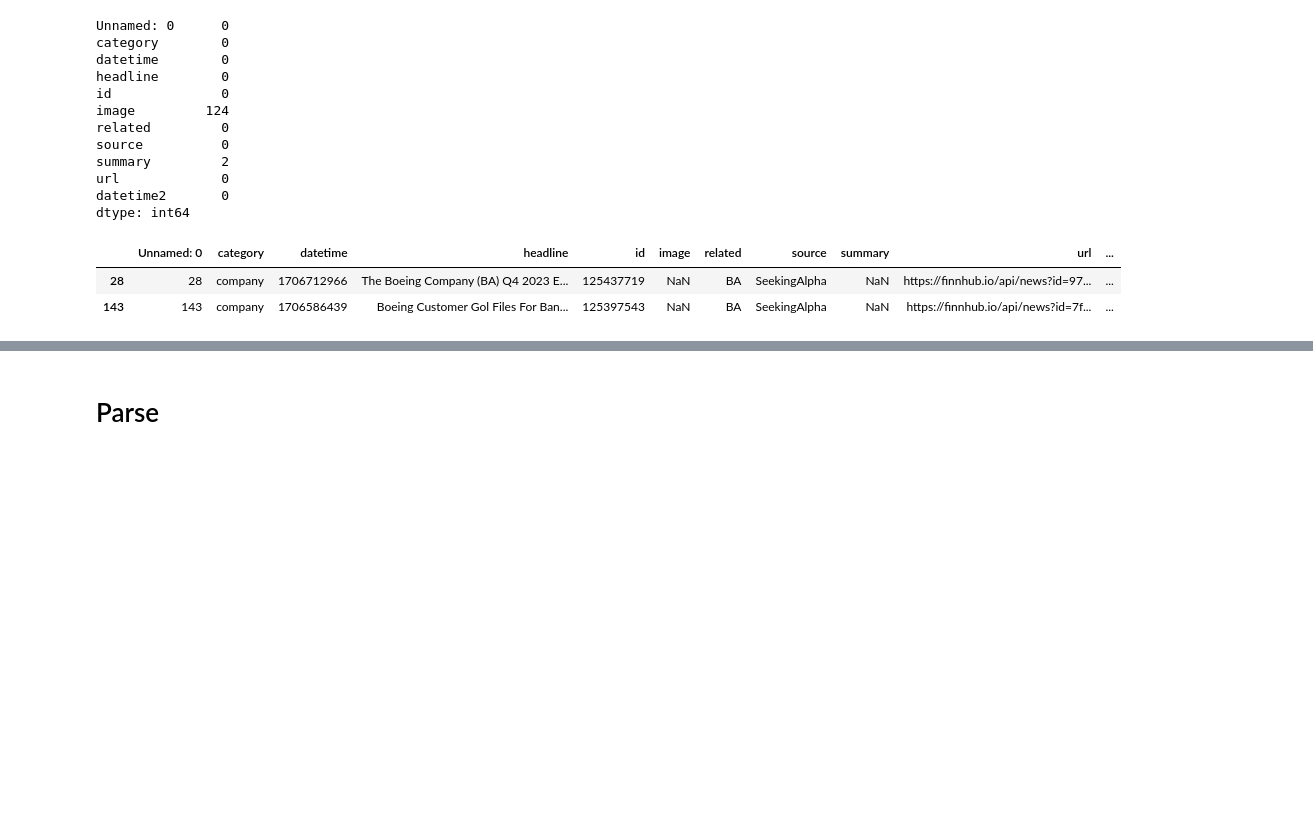
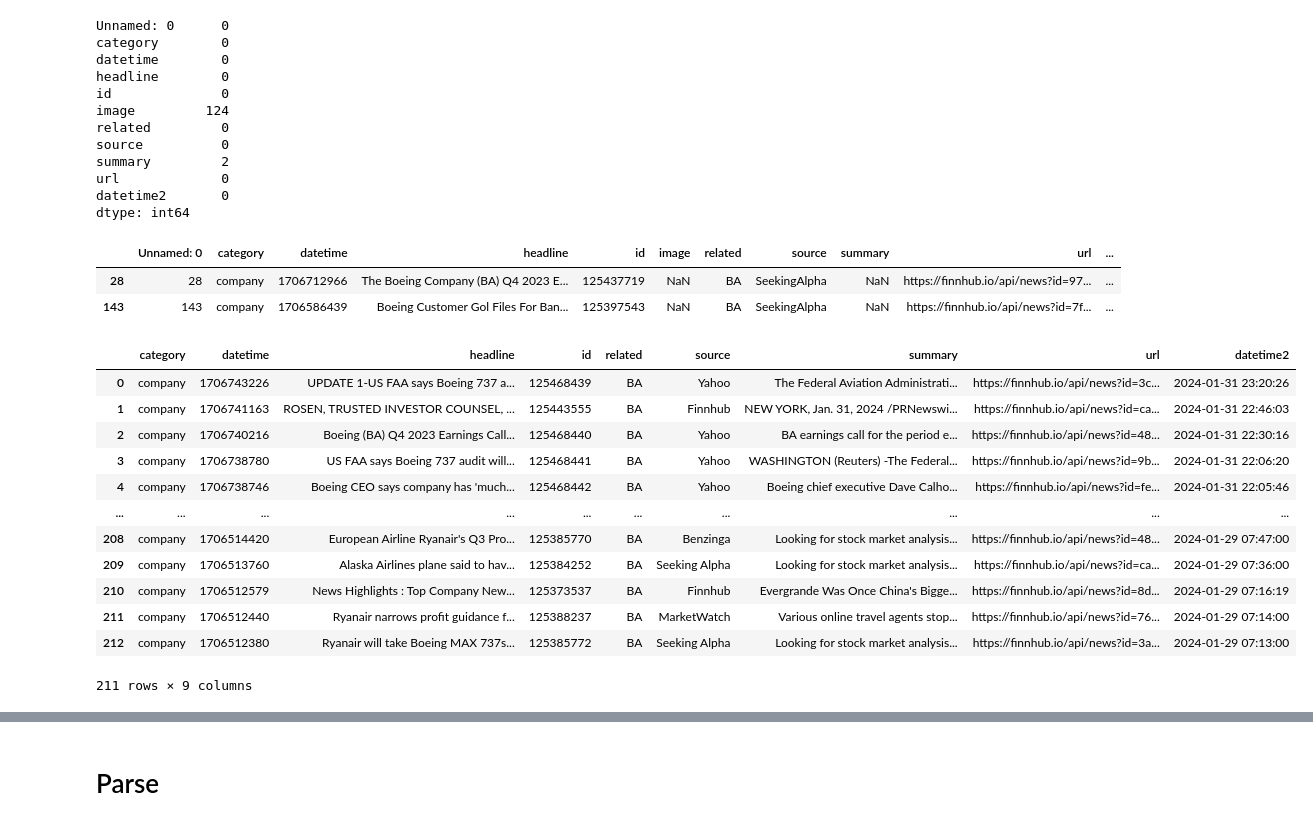
Before and after one commit to yiqwan/stock-forecast-with-sentiment, a Jupyter notebook: notebooks/sentiment.ipynb, the cells around one changed output, grey strips where cells are left out. Cells and saved outputs as stored; diff of their text form; code cells hidden in the pictures; blank space fills up the shorter version.

```diff
--- a/notebooks/sentiment.ipynb
+++ b/notebooks/sentiment.ipynb
@@ -124,5 +143,19 @@ dtype: int64
 | 143 | 143 | company | 1706586439 | Boeing Customer Gol Files For Ban... | 125397543 | NaN | BA | SeekingAlpha | NaN | https://finnhub.io/api/news?id=7f... | ... |
 # %%
 news_df2 = news_df.drop(columns=['Unnamed: 0', 'image'])
-news_df2.dropna(axis=1,)
-news_df2
+news_df3 = news_df2.dropna()
+news_df3
+# %% [output]
+|  | category | datetime | headline | id | related | source | summary | url | datetime2 |
+| 0 | company | 1706743226 | UPDATE 1-US FAA says Boeing 737 a... | 125468439 | BA | Yahoo | The Federal Aviation Administrati... | https://finnhub.io/api/news?id=3c... | 2024-01-31 23:20:26 |
+| 1 | company | 1706741163 | ROSEN, TRUSTED INVESTOR COUNSEL, ... | 125443555 | BA | Finnhub | NEW YORK, Jan. 31, 2024 /PRNewswi... | https://finnhub.io/api/news?id=ca... | 2024-01-31 22:46:03 |
+| 2 | company | 1706740216 | Boeing (BA) Q4 2023 Earnings Call... | 125468440 | BA | Yahoo | BA earnings call for the period e... | https://finnhub.io/api/news?id=48... | 2024-01-31 22:30:16 |
+| 3 | company | 1706738780 | US FAA says Boeing 737 audit will... | 125468441 | BA | Yahoo | WASHINGTON (Reuters) -The Federal... | https://finnhub.io/api/news?id=9b... | 2024-01-31 22:06:20 |
+| 4 | company | 1706738746 | Boeing CEO says company has 'much... | 125468442 | BA | Yahoo | Boeing chief executive Dave Calho... | https://finnhub.io/api/news?id=fe... | 2024-01-31 22:05:46 |
+| ... | ... | ... | ... | ... | ... | ... | ... | ... | ... |
+| 208 | company | 1706514420 | European Airline Ryanair's Q3 Pro... | 125385770 | BA | Benzinga | Looking for stock market analysis... | https://finnhub.io/api/news?id=48... | 2024-01-29 07:47:00 |
+| 209 | company | 1706513760 | Alaska Airlines plane said to hav... | 125384252 | BA | Seeking Alpha | Looking for stock market analysis... | https://finnhub.io/api/news?id=ca... | 2024-01-29 07:36:00 |
+| 210 | company | 1706512579 | News Highlights : Top Company New... | 125373537 | BA | Finnhub | Evergrande Was Once China's Bigge... | https://finnhub.io/api/news?id=8d... | 2024-01-29 07:16:19 |
+| 211 | company | 1706512440 | Ryanair narrows profit guidance f... | 125388237 | BA | MarketWatch | Various online travel agents stop... | https://finnhub.io/api/news?id=76... | 2024-01-29 07:14:00 |
+| 212 | company | 1706512380 | Ryanair will take Boeing MAX 737s... | 125385772 | BA | Seeking Alpha | Looking for stock market analysis... | https://finnhub.io/api/news?id=3a... | 2024-01-29 07:13:00 |
+211 rows × 9 columns
```
Also changed, not shown: parts of 42 cells of this notebook.
